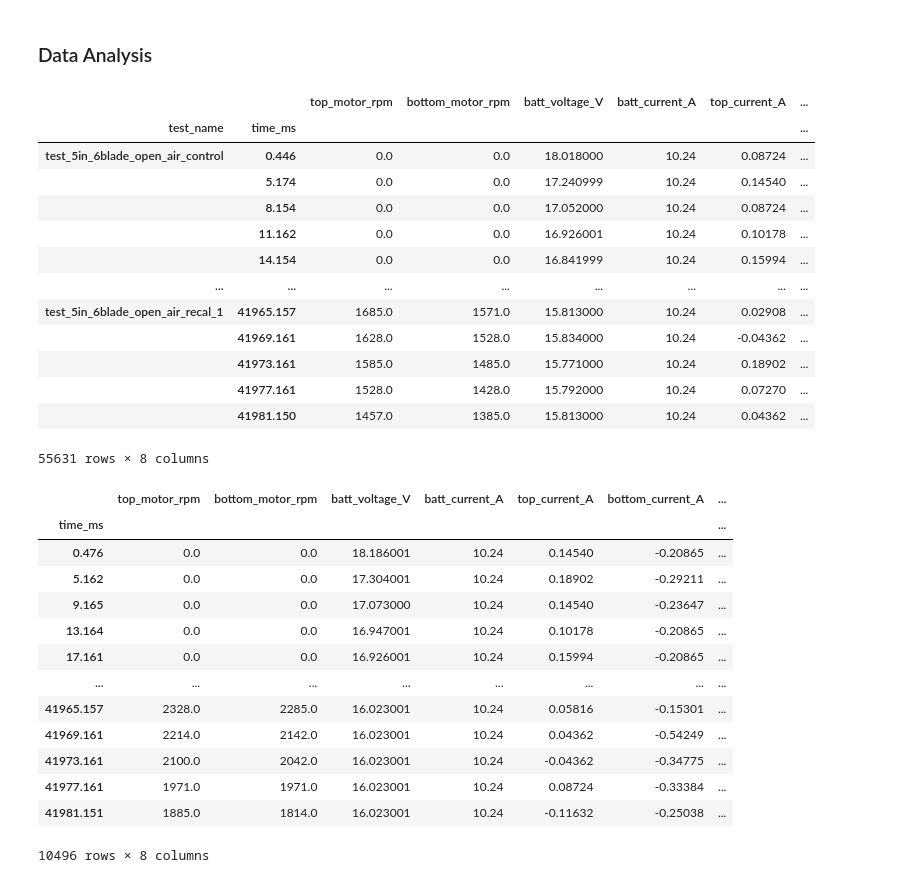
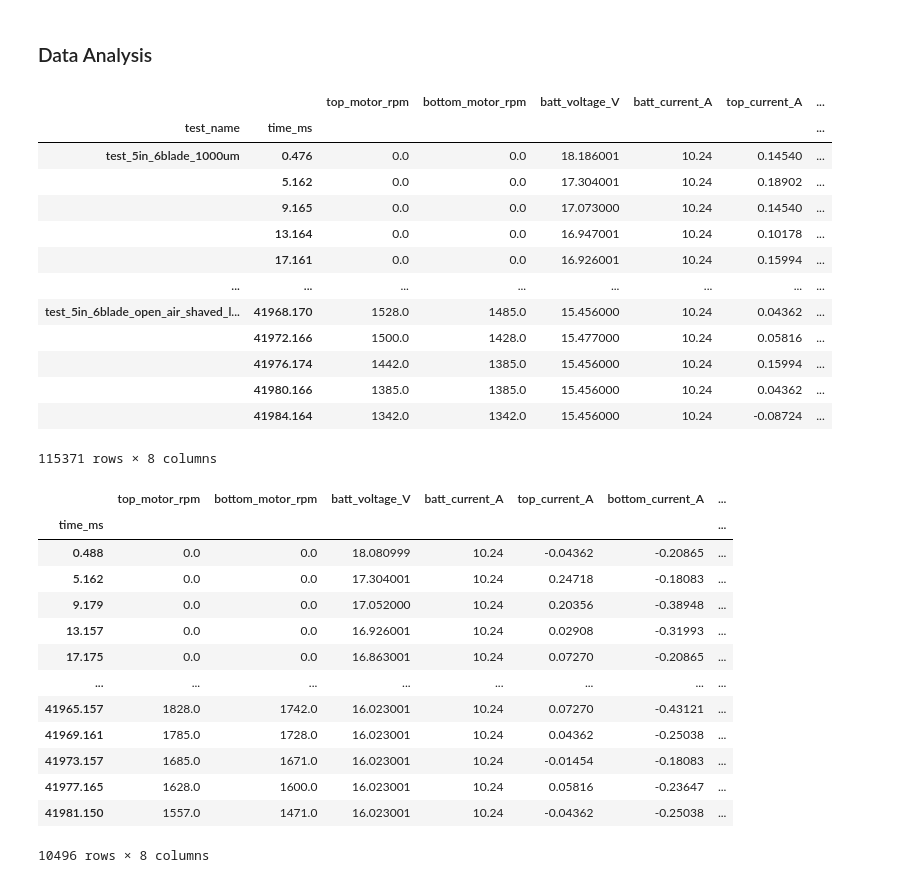
Before and after one commit to gtaharaedmonds/coaxial-drone, a Jupyter notebook: thrust_jig/test_runner/coarse_tip_clearance_experiment_notebook.ipynb, the cells around one changed output. Cells and saved outputs as stored; diff of their text form; code cells hidden in the pictures.

```diff
--- a/thrust_jig/test_runner/coarse_tip_clearance_experiment_notebook.ipynb
+++ b/thrust_jig/test_runner/coarse_tip_clearance_experiment_notebook.ipynb
@@ -82,14 +82,23 @@ Test complete.
 test_directory = Path("../test_data/coarse_tip_clearance/")
 data_dict = {}
 # %%
-data_dict["test_5in_6blade_open_air_control"] = test_run(
-    filename=Path("../test_data/open_air/test_5in_6blade.csv"), plan=plan
+data_dict["test_5in_6blade_1000um_0"] = test_run(
+    filename=test_directory / "test_5in_6blade_1000um_0.csv", plan=plan
 )
-data_dict["test_5in_6blade_1000um"] = test_run(
-    filename=test_directory / "test_5in_6blade_1000um.csv", plan=plan
+data_dict["test_5in_6blade_1000um_1"] = test_run(
+    filename=test_directory / "test_5in_6blade_1000um_1.csv", plan=plan
 )
-data_dict["test_5in_6blade_1000um_2"] = test_run(
-    filename=test_directory / "test_5in_6blade_1000um_2.csv", plan=plan
+data_dict["test_5in_6blade_1500um_0"] = test_run(
+    filename=test_directory / "test_5in_6blade_1500um_0.csv", plan=plan
+)
+data_dict["test_5in_6blade_1500um_1"] = test_run(
+    filename=test_directory / "test_5in_6blade_1500um_1.csv", plan=plan
+)
+data_dict["test_5in_6blade_3000um_0"] = test_run(
+    filename=test_directory / "test_5in_6blade_3000um_0.csv", plan=plan
+)
+data_dict["test_5in_6blade_3000um_1"] = test_run(
+    filename=test_directory / "test_5in_6blade_3000um_1.csv", plan=plan
 )
 data_dict["test_5in_6blade_open_air_recal_0"] = test_run(
     filename="../test_data/open_air/test_5in_6blade_open_air_recal_0.csv", plan=plan
@@ -97,6 +106,15 @@ data_dict["test_5in_6blade_open_air_recal_0"] = test_run(
 data_dict["test_5in_6blade_open_air_recal_1"] = test_run(
     filename="../test_data/open_air/test_5in_6blade_open_air_recal_1.csv", plan=plan
 )
+data_dict["test_5in_6blade_open_air_shaved_0"] = test_run(
+    filename="../test_data/open_air/test_5in_6blade_open_air_shaved_0.csv", plan=plan
+)
+data_dict["test_5in_6blade_open_air_shaved_1"] = test_run(
+    filename="../test_data/open_air/test_5in_6blade_open_air_shaved_1.csv", plan=plan
+)
+data_dict["test_5in_6blade_open_air_shaved_low_soc"] = test_run(
+    filename="../test_data/open_air/test_5in_6blade_open_air_shaved_low_soc.csv", plan=plan
+)
 # %% [output]
 Loading saved data
 Loading saved data
@@ -124,36 +136,36 @@ df_all
 # %% [output]
 |  |  | top_motor_rpm | bottom_motor_rpm | batt_voltage_V | batt_current_A | top_current_A | ... |
 | test_name | time_ms |  |  |  |  |  | ... |
-| test_5in_6blade_open_air_control | 0.446 | 0.0 | 0.0 | 18.018000 | 10.24 | 0.08724 | ... |
-|  | 5.174 | 0.0 | 0.0 | 17.240999 | 10.24 | 0.14540 | ... |
-|  | 8.154 | 0.0 | 0.0 | 17.052000 | 10.24 | 0.08724 | ... |
-|  | 11.162 | 0.0 | 0.0 | 16.926001 | 10.24 | 0.10178 | ... |
-|  | 14.154 | 0.0 | 0.0 | 16.841999 | 10.24 | 0.15994 | ... |
+| test_5in_6blade_1000um | 0.476 | 0.0 | 0.0 | 18.186001 | 10.24 | 0.14540 | ... |
+|  | 5.162 | 0.0 | 0.0 | 17.304001 | 10.24 | 0.18902 | ... |
+|  | 9.165 | 0.0 | 0.0 | 17.073000 | 10.24 | 0.14540 | ... |
+|  | 13.164 | 0.0 | 0.0 | 16.947001 | 10.24 | 0.10178 | ... |
+|  | 17.161 | 0.0 | 0.0 | 16.926001 | 10.24 | 0.15994 | ... |
 | ... | ... | ... | ... | ... | ... | ... | ... |
-| test_5in_6blade_open_air_recal_1 | 41965.157 | 1685.0 | 1571.0 | 15.813000 | 10.24 | 0.02908 | ... |
-|  | 41969.161 | 1628.0 | 1528.0 | 15.834000 | 10.24 | -0.04362 | ... |
-|  | 41973.161 | 1585.0 | 1485.0 | 15.771000 | 10.24 | 0.18902 | ... |
-|  | 41977.161 | 1528.0 | 1428.0 | 15.792000 | 10.24 | 0.07270 | ... |
-|  | 41981.150 | 1457.0 | 1385.0 | 15.813000 | 10.24 | 0.04362 | ... |
+| test_5in_6blade_open_air_shaved_l... | 41968.170 | 1528.0 | 1485.0 | 15.456000 | 10.24 | 0.04362 | ... |
+|  | 41972.166 | 1500.0 | 1428.0 | 15.477000 | 10.24 | 0.05816 | ... |
+|  | 41976.174 | 1442.0 | 1385.0 | 15.456000 | 10.24 | 0.15994 | ... |
+|  | 41980.166 | 1385.0 | 1385.0 | 15.456000 | 10.24 | 0.04362 | ... |
+|  | 41984.164 | 1342.0 | 1342.0 | 15.456000 | 10.24 | -0.08724 | ... |
-55631 rows × 8 columns
+115371 rows × 8 columns
 # %%
 # Select single test to analyze closer
-test_data = df_all.loc["test_5in_6blade_1000um"]
+test_data = df_all.loc["test_5in_6blade_3000um_0"]
 test_data
 # %% [output]
 |  | top_motor_rpm | bottom_motor_rpm | batt_voltage_V | batt_current_A | top_current_A | bottom_current_A | ... |
 | time_ms |  |  |  |  |  |  | ... |
-| 0.476 | 0.0 | 0.0 | 18.186001 | 10.24 | 0.14540 | -0.20865 | ... |
-| 5.162 | 0.0 | 0.0 | 17.304001 | 10.24 | 0.18902 | -0.29211 | ... |
-| 9.165 | 0.0 | 0.0 | 17.073000 | 10.24 | 0.14540 | -0.23647 | ... |
-| 13.164 | 0.0 | 0.0 | 16.947001 | 10.24 | 0.10178 | -0.20865 | ... |
-| 17.161 | 0.0 | 0.0 | 16.926001 | 10.24 | 0.15994 | -0.20865 | ... |
+| 0.488 | 0.0 | 0.0 | 18.080999 | 10.24 | -0.04362 | -0.20865 | ... |
+| 5.162 | 0.0 | 0.0 | 17.304001 | 10.24 | 0.24718 | -0.18083 | ... |
+| 9.179 | 0.0 | 0.0 | 17.052000 | 10.24 | 0.20356 | -0.38948 | ... |
+| 13.157 | 0.0 | 0.0 | 16.926001 | 10.24 | 0.02908 | -0.31993 | ... |
+| 17.175 | 0.0 | 0.0 | 16.863001 | 10.24 | 0.07270 | -0.20865 | ... |
 | ... | ... | ... | ... | ... | ... | ... | ... |
-| 41965.157 | 2328.0 | 2285.0 | 16.023001 | 10.24 | 0.05816 | -0.15301 | ... |
-| 41969.161 | 2214.0 | 2142.0 | 16.023001 | 10.24 | 0.04362 | -0.54249 | ... |
-| 41973.161 | 2100.0 | 2042.0 | 16.023001 | 10.24 | -0.04362 | -0.34775 | ... |
-| 41977.161 | 1971.0 | 1971.0 | 16.023001 | 10.24 | 0.08724 | -0.33384 | ... |
-| 41981.151 | 1885.0 | 1814.0 | 16.023001 | 10.24 | -0.11632 | -0.25038 | ... |
+| 41965.157 | 1828.0 | 1742.0 | 16.023001 | 10.24 | 0.07270 | -0.43121 | ... |
+| 41969.161 | 1785.0 | 1728.0 | 16.023001 | 10.24 | 0.04362 | -0.25038 | ... |
+| 41973.157 | 1685.0 | 1671.0 | 16.023001 | 10.24 | -0.01454 | -0.18083 | ... |
+| 41977.165 | 1628.0 | 1600.0 | 16.023001 | 10.24 | 0.05816 | -0.23647 | ... |
+| 41981.150 | 1557.0 | 1471.0 | 16.023001 | 10.24 | -0.04362 | -0.25038 | ... |
 10496 rows × 8 columns
 # %%
 # Extract raw data from a loaded test csv
```
Also changed, not shown: parts of 10 cells of this notebook, 12 other files.
